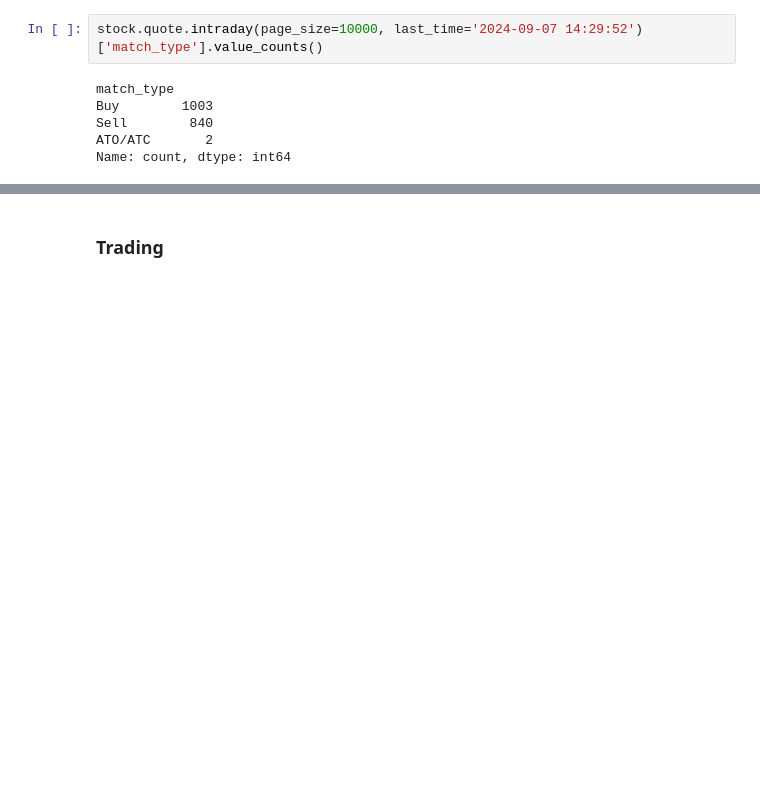
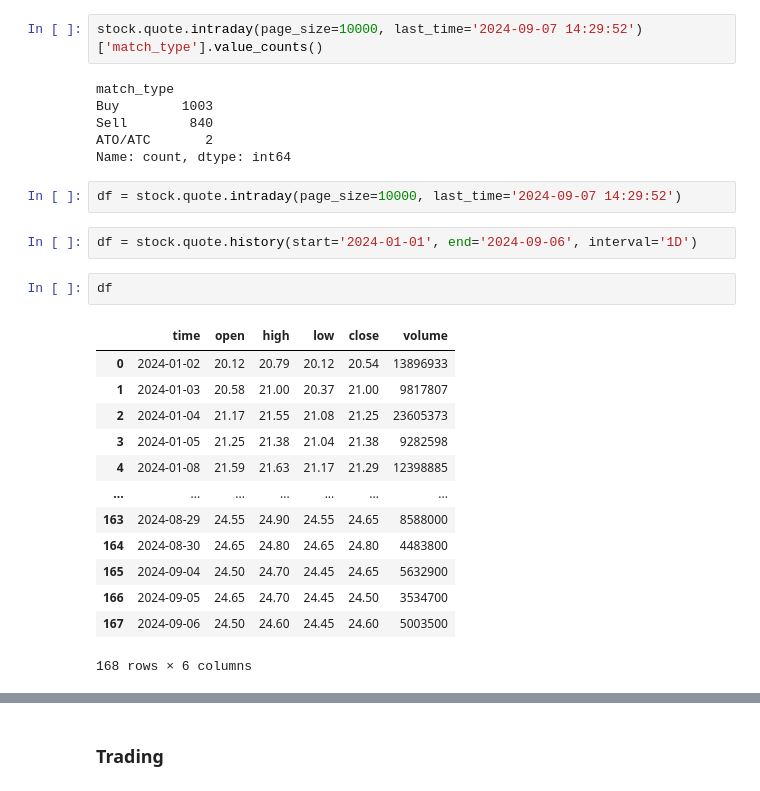
Before and after one commit to nguyenph17/my-assistant, a Jupyter notebook: stock.ipynb, the cells around one changed output, grey strips where cells are left out. Saved outputs shown, nothing was run; the diff lists cells and outputs as text; blank space fills up the shorter version.

```diff
--- a/stock.ipynb
+++ b/stock.ipynb
@@ -15,3 +15,23 @@ Buy        1003
 Sell        840
 ATO/ATC       2
 Name: count, dtype: int64
+# %%
+df = stock.quote.intraday(page_size=10000, last_time='2024-09-07 14:29:52')
+# %%
+df = stock.quote.history(start='2024-01-01', end='2024-09-06', interval='1D')
+# %%
+df
+# %% [output]
+|  | time | open | high | low | close | volume |
+| 0 | 2024-01-02 | 20.12 | 20.79 | 20.12 | 20.54 | 13896933 |
+| 1 | 2024-01-03 | 20.58 | 21.00 | 20.37 | 21.00 | 9817807 |
+| 2 | 2024-01-04 | 21.17 | 21.55 | 21.08 | 21.25 | 23605373 |
+| 3 | 2024-01-05 | 21.25 | 21.38 | 21.04 | 21.38 | 9282598 |
+| 4 | 2024-01-08 | 21.59 | 21.63 | 21.17 | 21.29 | 12398885 |
+| ... | ... | ... | ... | ... | ... | ... |
+| 163 | 2024-08-29 | 24.55 | 24.90 | 24.55 | 24.65 | 8588000 |
+| 164 | 2024-08-30 | 24.65 | 24.80 | 24.65 | 24.80 | 4483800 |
+| 165 | 2024-09-04 | 24.50 | 24.70 | 24.45 | 24.65 | 5632900 |
+| 166 | 2024-09-05 | 24.65 | 24.70 | 24.45 | 24.50 | 3534700 |
+| 167 | 2024-09-06 | 24.50 | 24.60 | 24.45 | 24.60 | 5003500 |
+168 rows × 6 columns
```
Also changed, not shown: parts of 4 cells of this notebook.
